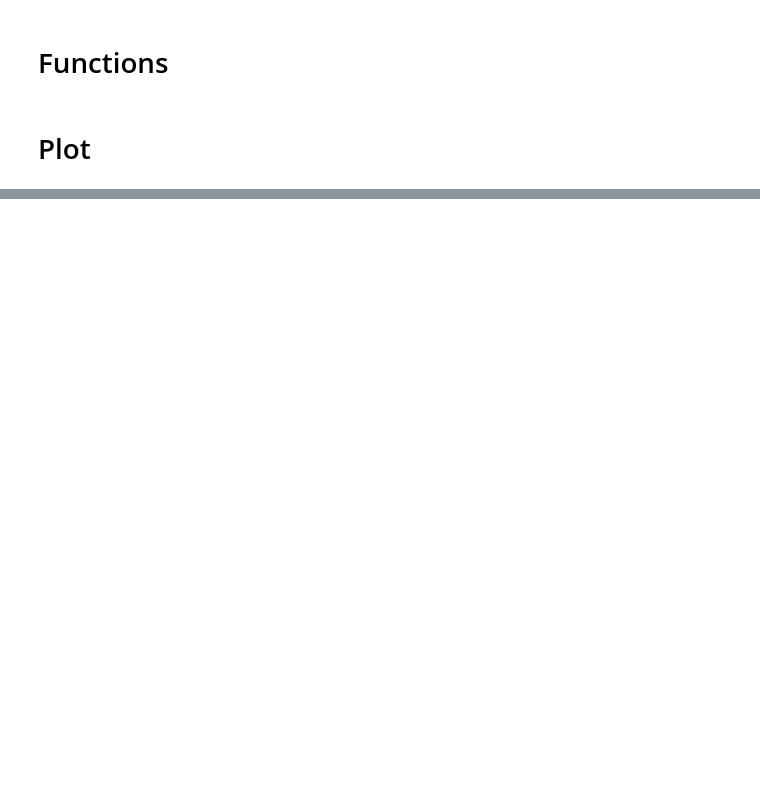
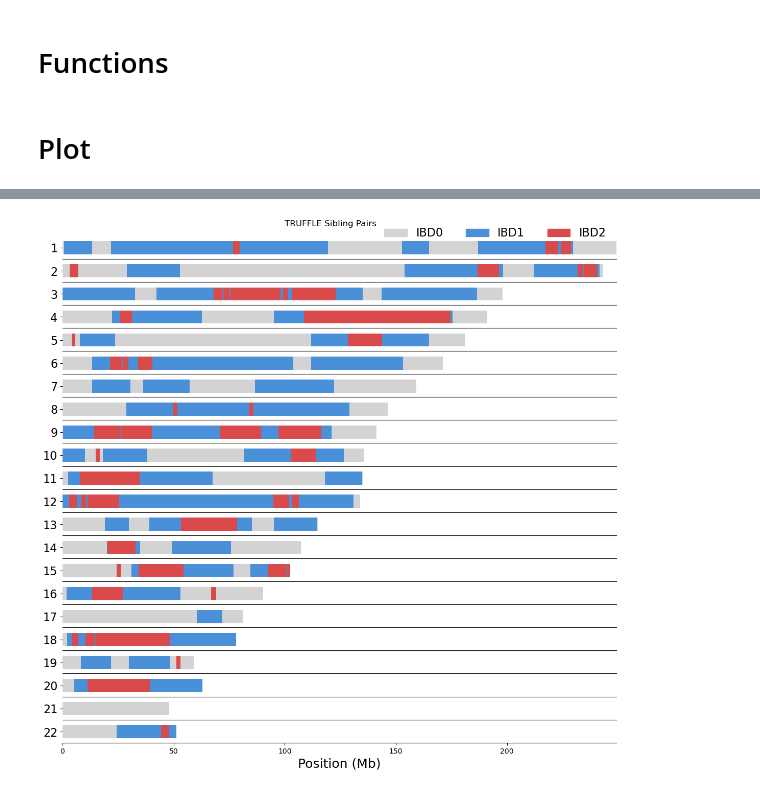
Before and after one commit to Jonahs11/IBD_B_IBS_B_IDS, a Jupyter notebook: plot_ibd_results.ipynb, the cells around one changed output, grey strips where cells are left out. Drawn from its saved outputs; the diff is of its cells as text; code cells hidden in the pictures; blank space fills up the shorter version.

```diff
--- a/plot_ibd_results.ipynb
+++ b/plot_ibd_results.ipynb
@@ -90,0 +296,37 @@ fig = plot_all_chromosomes(pytruffle_df, title="pyTRUFFLE Sibling Pairs")
+# %%
+
+chrom_size_d = {
+    "1": 249250621,
+    "2": 243199373,
+    "3": 198022430,
+    "4": 191154276,
+    "5": 180915260,
+    "6": 171115067,
+    "7": 159138663,
+    "8": 146364022,
+    "9": 141213431,
+    "10": 135534747,
+    "11": 135006516,
+    "12": 133851895,
+    "13": 115169878,
+    "14": 107349540,
+    "15": 102531392,
+    "16": 90354753,
+    "17": 81195210,
+    "18": 78077248,
+    "19": 59128983,
+    "20": 63025520,
+    "21": 48129895,
+    "22": 51304566,
+}
+# %%
+# truffle_calls_p = "./HG00581_vs_HG00635_TRUFFLE/truffle_calls.tsv"
+# truffle_df = pd.read_csv(pytruffle_calls_p, sep="\t")
+
+truffle_seg_path = "/Users/jonah/Downloads/truffle-2.segments"
+truffle_seg_df = pd.read_csv(truffle_seg_path, sep=r"\s+")
+
+truffle_df = convert_truffle_df_format(truffle_seg_df, chrom_size_d = chrom_size_d)
+
+
+compute_proportions(truffle_df)
@@ -90,0 +339,4 @@ fig = plot_all_chromosomes(pytruffle_df, title="pyTRUFFLE Sibling Pairs")
+# %%
+fig = plot_all_chromosomes(truffle_df, title="TRUFFLE Sibling Pairs")
+# %% [output]
+[figure, added]
```
Also changed, not shown: parts of 12 cells of this notebook, 2 other files.
